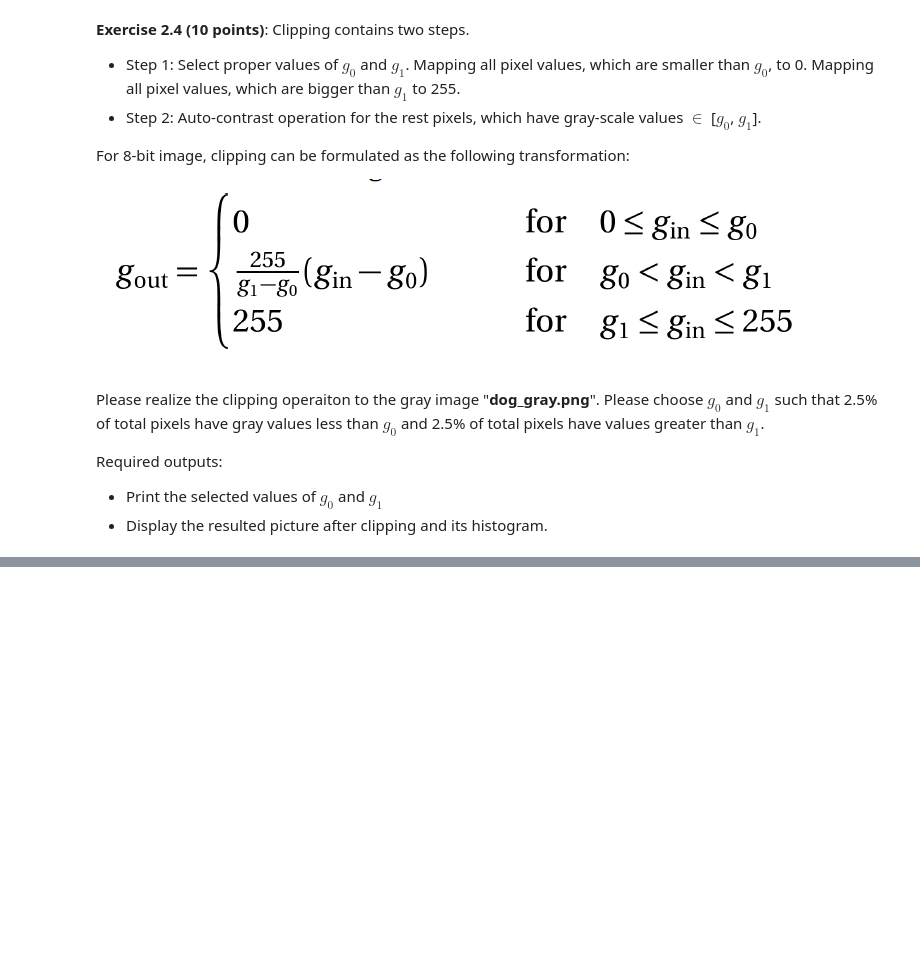
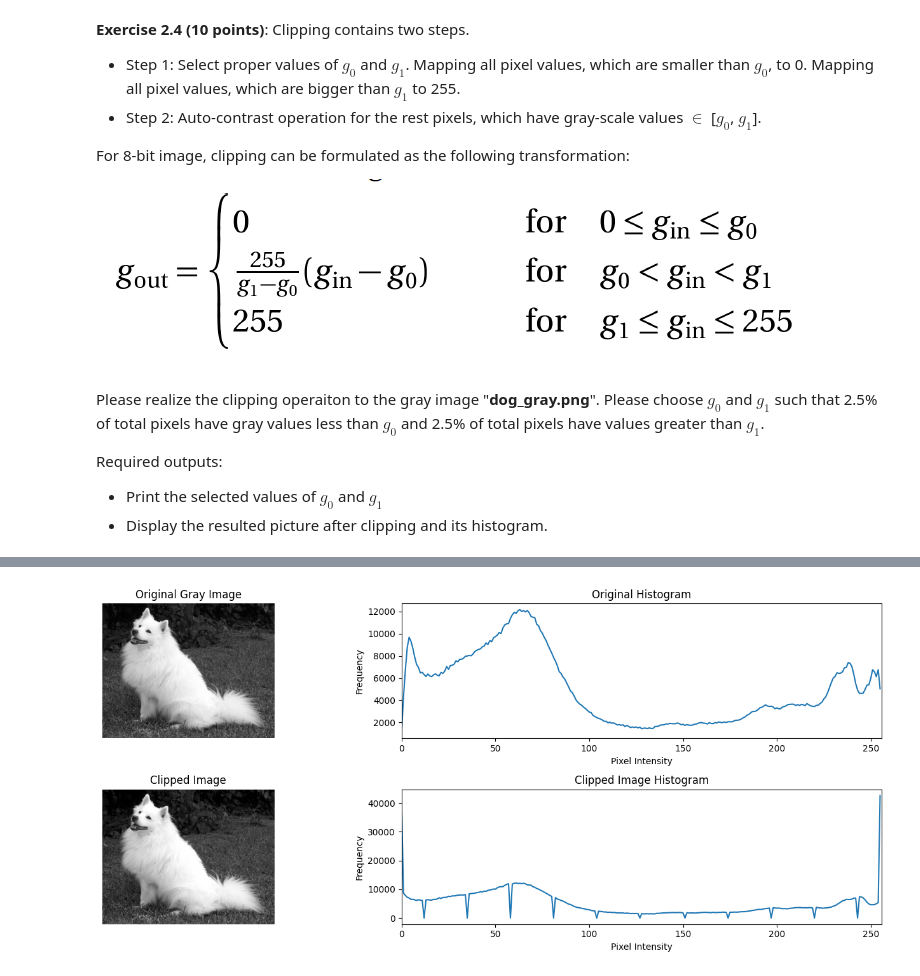
Before and after one commit to Ambos14/ComputerVision26, a Jupyter notebook: Praktikum 1/L02.ipynb, the cells around one changed output, grey strips where cells are left out. Cells and saved outputs as stored; diff of their text form; code cells hidden in the pictures; blank space fills up the shorter version.

```diff
--- a/Praktikum 1/L02.ipynb
+++ b/Praktikum 1/L02.ipynb
@@ -285,0 +284,82 @@ Required outputs:
+# %%
+# Load the gray image 'dog_gray.png'
+img_gray = cv2.imread('dog_gray.png', cv2.IMREAD_GRAYSCALE)
+
+# Check if image loaded successfully
+if img_gray is None:
+    print("Error: Could not load image 'dog_gray.png'. Please ensure the file exists.")
+else:
+    # Calculate histogram
+    hist = cv2.calcHist([img_gray], [0], None, [256], [0, 256])
+
+    # Calculate cumulative distribution function (CDF)
+    cdf = hist.cumsum()
+    cdf_normalized = cdf * hist.max() / cdf.max()
+
+    # Total number of pixels
+    total_pixels = img_gray.shape[0] * img_gray.shape[1]
+
+    # Find g0 (2.5% of total pixels less than g0)
+    target_pixels_low = total_pixels * 0.025
+    g0 = 0
+    for i in range(256):
+        if cdf[i] >= target_pixels_low:
+            g0 = i
+            break
+
+    # Find g1 (2.5% of total pixels greater than g1)
+    target_pixels_high = total_pixels * 0.975
+    g1 = 255
+    for i in range(255, -1, -1):
+        if cdf[i] <= target_pixels_high:
+            g1 = i
+            break
+
+    print(f"Selected g0: {g0}")
+    print(f"Selected g1: {g1}")
+
+    # Apply clipping transformation
+    img_clipped = np.zeros_like(img_gray, dtype=np.uint8)
+    # Avoid division by zero if g1 == g0
+    if (g1 - g0) == 0:
+        # If g1 and g0 are the same, all values are mapped to 0 or 255 depending on threshold
+        img_clipped[img_gray <= g0] = 0
+        img_clipped[img_gray > g0] = 255
+    else:
+        img_clipped = np.where(img_gray < g0, 0,
+                             np.where(img_gray > g1, 255,
+                                      np.round((img_gray - g0) * (255.0 / (g1 - g0))).astype(np.uint8)))
+
+    # Calculate histogram of the clipped image
+    hist_clipped = cv2.calcHist([img_clipped], [0], None, [256], [0, 256])
+
+    # Display images and histograms
+    plt.figure(figsize=(15, 6))
+
+    plt.subplot(2, 2, 1)
+    plt.imshow(img_gray, cmap='gray')
+    plt.title('Original Gray Image')
+    plt.axis('off')
+
+    plt.subplot(2, 2, 2)
+    plt.plot(hist)
+    plt.title('Original Histogram')
+    plt.xlabel('Pixel Intensity')
+    plt.ylabel('Frequency')
+    plt.xlim([0, 256])
+
+    plt.subplot(2, 2, 3)
+    plt.imshow(img_clipped, cmap='gray')
+    plt.title('Clipped Image')
+    plt.axis('off')
+
+    plt.subplot(2, 2, 4)
+    plt.plot(hist_clipped)
+    plt.title('Clipped Image Histogram')
+    plt.xlabel('Pixel Intensity')
+    plt.ylabel('Frequency')
+    plt.xlim([0, 256])
+
+    plt.tight_layout()
+    plt.show()
+# %% [output]
@@ -285,0 +368 @@ Required outputs:
+[figure, added]
```
Also changed, not shown: parts of 3 cells of this notebook.
